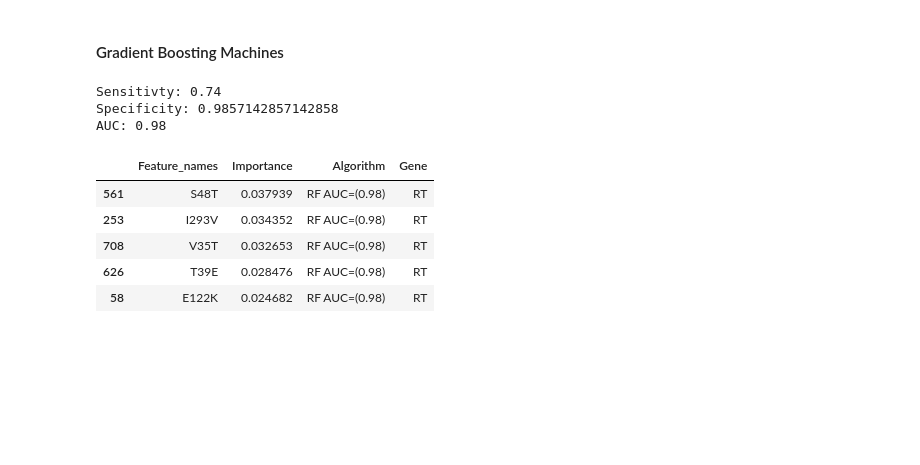
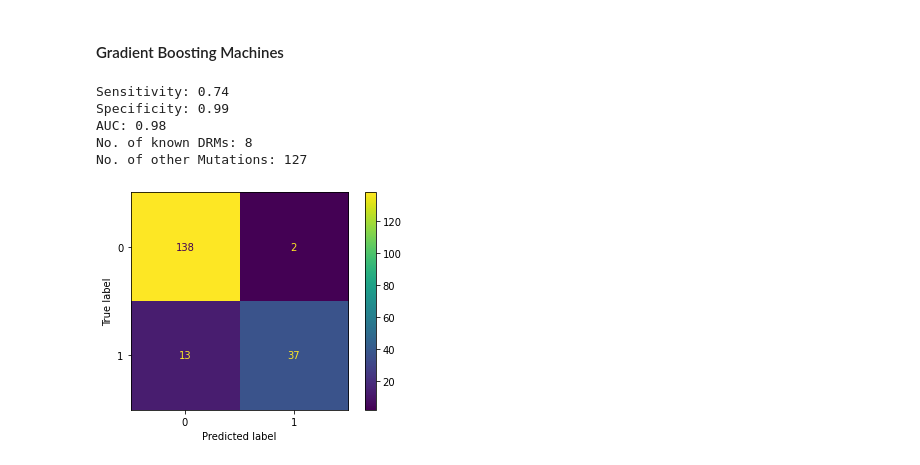
Before and after one commit to AlfredUg/MLandHIVDR, a Jupyter notebook: SRAdata.ipynb, the cells around one changed output. Drawn from its saved outputs; the diff is of its cells as text; code cells hidden in the pictures; blank space fills up the shorter version.

```diff
--- a/SRAdata.ipynb
+++ b/SRAdata.ipynb
@@ -157,46 +164,33 @@ AUC: 0.98
 # %%
 clf=GradientBoostingClassifier(n_estimators=100)
 clf.fit(X_train,y_train)
 y_pred=clf.predict(X_test)
 y_test_pred = clf.predict_proba(X_test)
-model_imp = clf.feature_importances_ #this is for RF and GBM
 fpr_gb, tpr_gb, thr_gb = roc_curve(y_test, y_test_pred[:,1], pos_label=pos_label)
 auc_gb = auc(fpr_gb, tpr_gb)
+model_imp = clf.feature_importances_ #this is for RF and GBM
 feature_names = list(X.columns.values)
 importance = list(abs(model_imp))
-importance_dict = {'Feature_names':feature_names, 'Importance':importance, 'Algorithm':'GBM'+' AUC=('+str(round(auc_gb,2))+')', 'Gene':gene}
+importance_dict = {'Feature_names':feature_names, 'Importance':importance, 'Algorithm':'GBM', 'Gene':gene}
 imp_df = pd.DataFrame(importance_dict)
-imp_df_gb = imp_df.sort_values('Importance', ascending=False)
-imp_df_gb = imp_df_gb.head(n_top_features)
+imp_df_gb_ = imp_df.sort_values('Importance', ascending=False)
+imp_df_gb = imp_df_gb_.head(n_top_features)
 
 cm = ConfusionMatrixDisplay(confusion_matrix(y_test,y_pred))
-tn = cm.confusion_matrix[0,0]
-fp = cm.confusion_matrix[0,1]
-fn = cm.confusion_matrix[1,0]
-tp = cm.confusion_matrix[1,1]
+sens, spec = compute_sens_spec(cm)
+print("Sensitivity: " + str(round(sens,2)))
+print("Specificity: " + str(round(spec,2)))
+print("AUC: " + str(round(auc_gb,2)))
+cm.plot()
 
-sens = tp/(tp+fn)
-spec = tn/(tn+fp)
-
-print("Sensitivty: " + str(sens))
-print("Specificity: " + str(spec))
-print("AUC: " + str(round(auc_gb,2)))
-
-#cm.plot()
+known, potential = get_potential_drms(imp_df, stanford_mut_list)
+print("No. of known DRMs: "+str(len(known)))
+print("No. of other Mutations: "+str(len(potential)))
 # %% [output]
-Sensitivty: 0.74
-Specificity: 0.9857142857142858
+Sensitivity: 0.74
+Specificity: 0.99
 AUC: 0.98
+No. of known DRMs: 8
+No. of other Mutations: 127
+[figure, added]
-# %%
-list_imp = [imp_df_rf, imp_df_svm, imp_df_gb]
-list_imp
-imp_df = pd.concat(list_imp)
-imp_df.head()
-# %% [output]
-|  | Feature_names | Importance | Algorithm | Gene |
-| 561 | S48T | 0.037939 | RF AUC=(0.98) | RT |
-| 253 | I293V | 0.034352 | RF AUC=(0.98) | RT |
-| 708 | V35T | 0.032653 | RF AUC=(0.98) | RT |
-| 626 | T39E | 0.028476 | RF AUC=(0.98) | RT |
-| 58 | E122K | 0.024682 | RF AUC=(0.98) | RT |
 # %%
```
Also changed, not shown: parts of 17 cells of this notebook.
